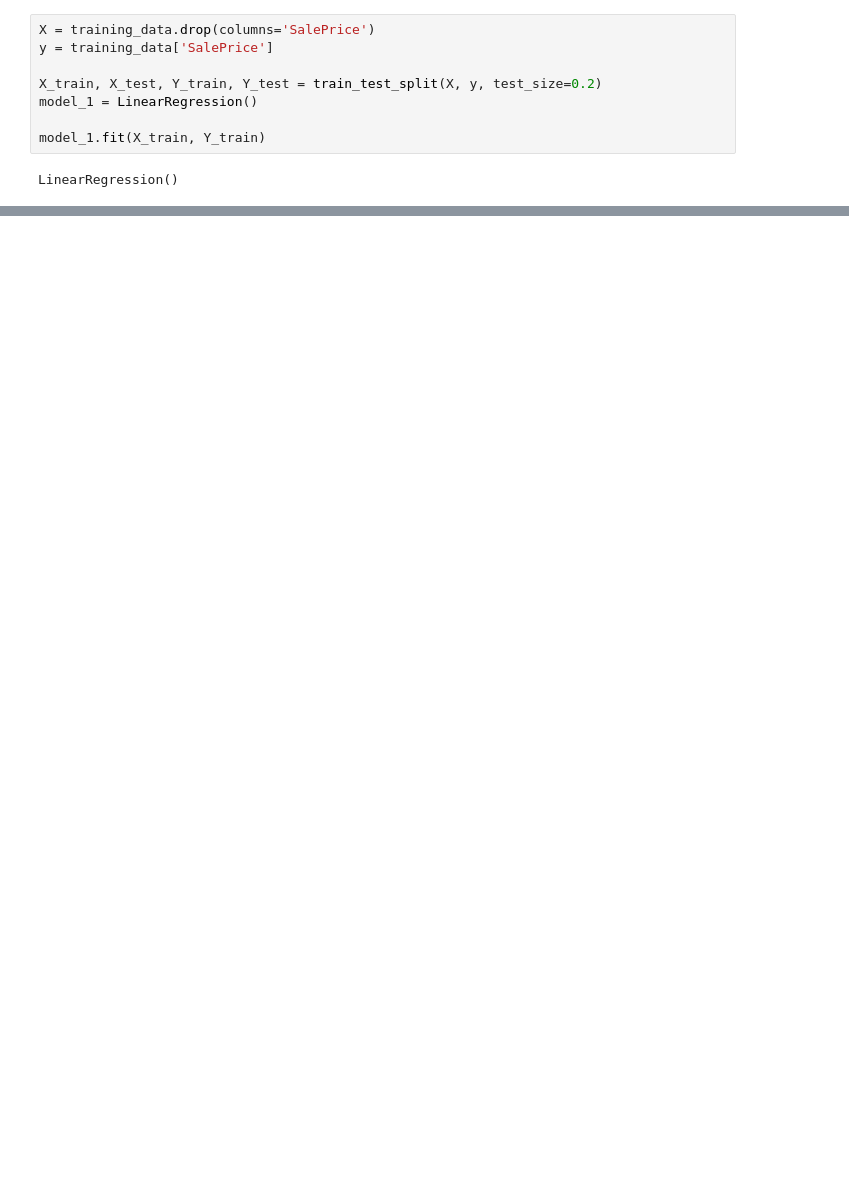
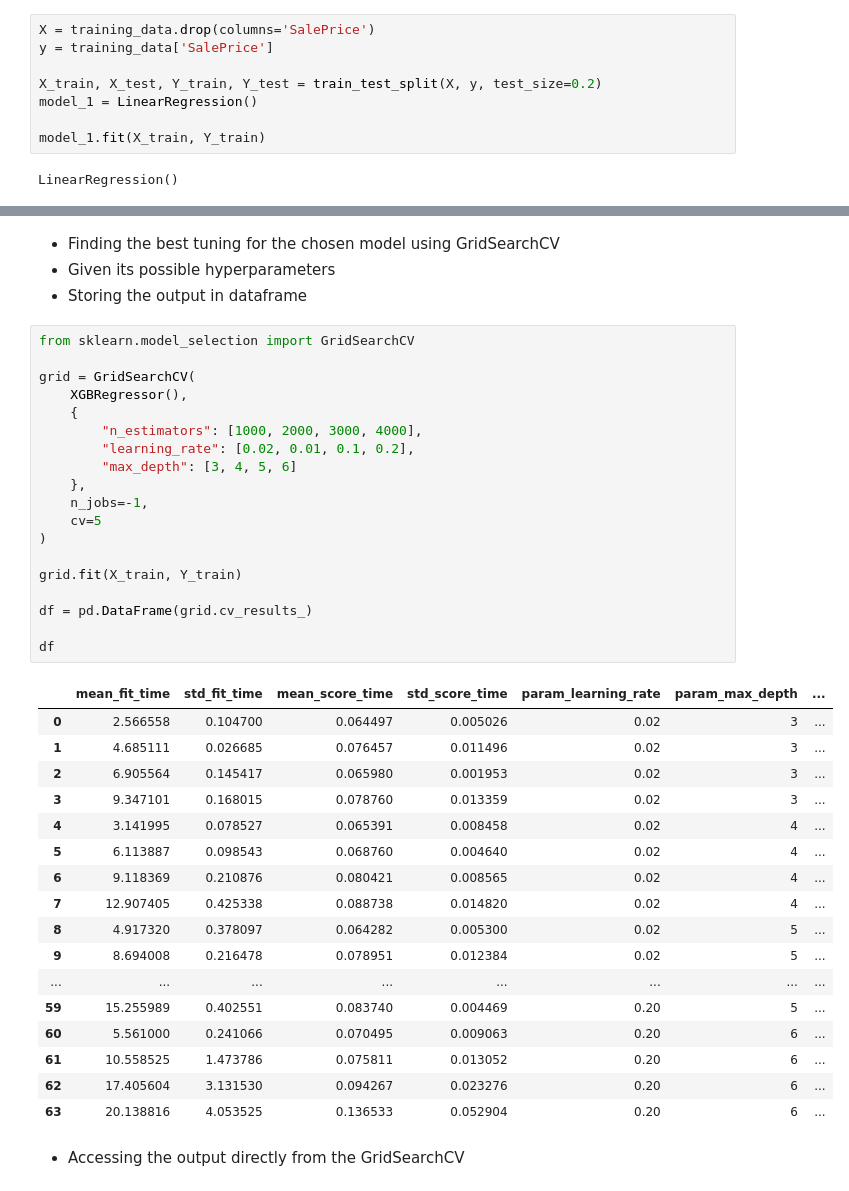
Before and after one commit to gvillaluz/house-prices-prediction, a Jupyter notebook: notebooks/data-exploration.ipynb, the cells around one changed output, grey strips where cells are left out. Drawn from its saved outputs; the diff is of its cells as text; blank space fills up the shorter version.

```diff
--- a/notebooks/data-exploration.ipynb
+++ b/notebooks/data-exploration.ipynb
@@ -151,0 +304,43 @@ plt.show()
+# %% [markdown]
+- Finding the best tuning for the chosen model using GridSearchCV
+- Given its possible hyperparameters
+- Storing the output in dataframe
+# %%
+from sklearn.model_selection import GridSearchCV
+
+grid = GridSearchCV(
+    XGBRegressor(),
+    {
+        "n_estimators": [1000, 2000, 3000, 4000],
+        "learning_rate": [0.02, 0.01, 0.1, 0.2],
+        "max_depth": [3, 4, 5, 6]
+    },
+    n_jobs=-1,
+    cv=5
+)
+
+grid.fit(X_train, Y_train)
+
+df = pd.DataFrame(grid.cv_results_)
+
+df
+# %% [output]
+|  | mean_fit_time | std_fit_time | mean_score_time | std_score_time | param_learning_rate | param_max_depth | ... |
+| 0 | 2.566558 | 0.104700 | 0.064497 | 0.005026 | 0.02 | 3 | ... |
+| 1 | 4.685111 | 0.026685 | 0.076457 | 0.011496 | 0.02 | 3 | ... |
+| 2 | 6.905564 | 0.145417 | 0.065980 | 0.001953 | 0.02 | 3 | ... |
+| 3 | 9.347101 | 0.168015 | 0.078760 | 0.013359 | 0.02 | 3 | ... |
+| 4 | 3.141995 | 0.078527 | 0.065391 | 0.008458 | 0.02 | 4 | ... |
+| 5 | 6.113887 | 0.098543 | 0.068760 | 0.004640 | 0.02 | 4 | ... |
+| 6 | 9.118369 | 0.210876 | 0.080421 | 0.008565 | 0.02 | 4 | ... |
+| 7 | 12.907405 | 0.425338 | 0.088738 | 0.014820 | 0.02 | 4 | ... |
+| 8 | 4.917320 | 0.378097 | 0.064282 | 0.005300 | 0.02 | 5 | ... |
+| 9 | 8.694008 | 0.216478 | 0.078951 | 0.012384 | 0.02 | 5 | ... |
+| ... | ... | ... | ... | ... | ... | ... | ... |
+| 59 | 15.255989 | 0.402551 | 0.083740 | 0.004469 | 0.20 | 5 | ... |
+| 60 | 5.561000 | 0.241066 | 0.070495 | 0.009063 | 0.20 | 6 | ... |
+| 61 | 10.558525 | 1.473786 | 0.075811 | 0.013052 | 0.20 | 6 | ... |
+| 62 | 17.405604 | 3.131530 | 0.094267 | 0.023276 | 0.20 | 6 | ... |
+| 63 | 20.138816 | 4.053525 | 0.136533 | 0.052904 | 0.20 | 6 | ... |
+# %% [markdown]
+- Accessing the output directly from the GridSearchCV
```
Also changed, not shown: parts of 34 cells of this notebook, 8 other files.
